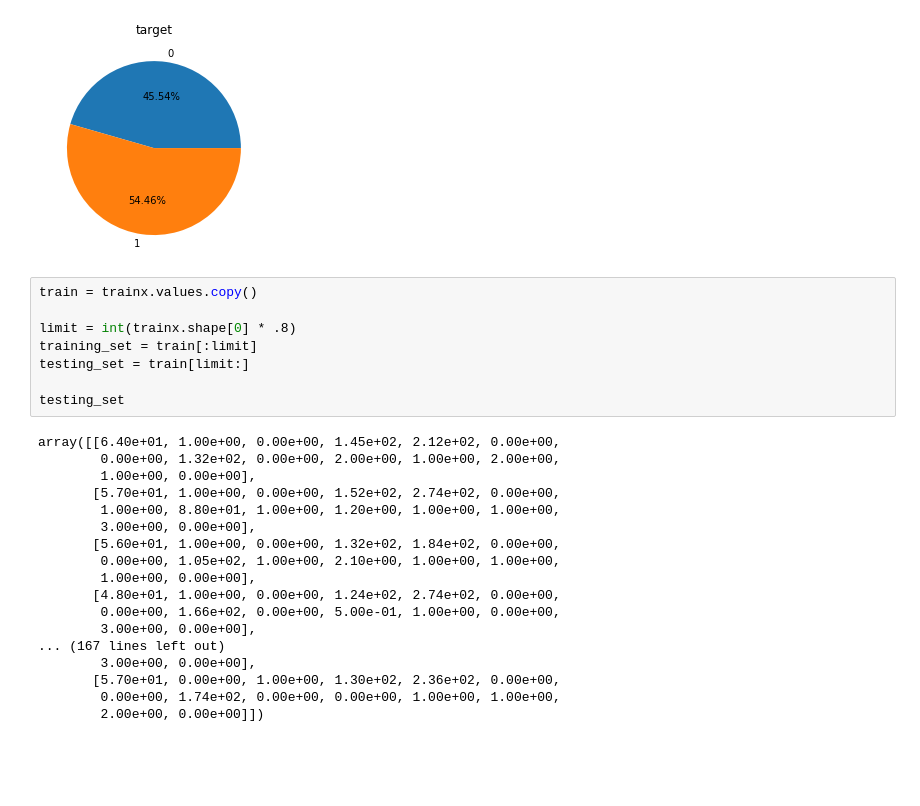
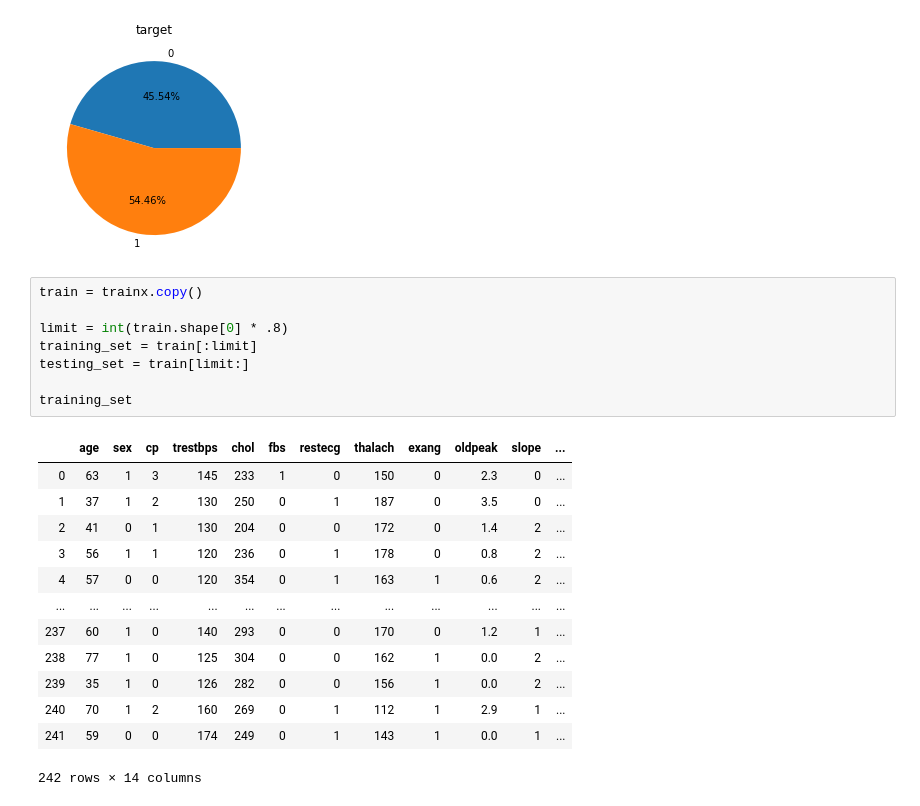
Before and after one commit to andres2050/HeartDisease_Project_IA, a Jupyter notebook: HeartDisease Project IA.ipynb, the cells around one changed output. Saved outputs shown, nothing was run; the diff lists cells and outputs as text; blank space fills up the shorter version.

```diff
--- a/HeartDisease Project IA.ipynb
+++ b/HeartDisease Project IA.ipynb
@@ -102,28 +102,24 @@ for i in ["sex", "cp", "fbs", "restecg", "exang", "slope", "ca", "thal", "target
 [figure]
 [figure]
 # %%
-train = trainx.values.copy()
+train = trainx.copy()
 
-limit = int(trainx.shape[0] * .8)
+limit = int(train.shape[0] * .8)
 training_set = train[:limit]
 testing_set = train[limit:]
 
-testing_set
+training_set
 # %% [output]
+|  | age | sex | cp | trestbps | chol | fbs | restecg | thalach | exang | oldpeak | slope | ... |
+| 0 | 63 | 1 | 3 | 145 | 233 | 1 | 0 | 150 | 0 | 2.3 | 0 | ... |
+| 1 | 37 | 1 | 2 | 130 | 250 | 0 | 1 | 187 | 0 | 3.5 | 0 | ... |
+| 2 | 41 | 0 | 1 | 130 | 204 | 0 | 0 | 172 | 0 | 1.4 | 2 | ... |
+| 3 | 56 | 1 | 1 | 120 | 236 | 0 | 1 | 178 | 0 | 0.8 | 2 | ... |
+| 4 | 57 | 0 | 0 | 120 | 354 | 0 | 1 | 163 | 1 | 0.6 | 2 | ... |
+| ... | ... | ... | ... | ... | ... | ... | ... | ... | ... | ... | ... | ... |
+| 237 | 60 | 1 | 0 | 140 | 293 | 0 | 0 | 170 | 0 | 1.2 | 1 | ... |
+| 238 | 77 | 1 | 0 | 125 | 304 | 0 | 0 | 162 | 1 | 0.0 | 2 | ... |
+| 239 | 35 | 1 | 0 | 126 | 282 | 0 | 0 | 156 | 1 | 0.0 | 2 | ... |
+| 240 | 70 | 1 | 2 | 160 | 269 | 0 | 1 | 112 | 1 | 2.9 | 1 | ... |
+| 241 | 59 | 0 | 0 | 174 | 249 | 0 | 1 | 143 | 1 | 0.0 | 1 | ... |
-array([[6.40e+01, 1.00e+00, 0.00e+00, 1.45e+02, 2.12e+02, 0.00e+00,
-        0.00e+00, 1.32e+02, 0.00e+00, 2.00e+00, 1.00e+00, 2.00e+00,
-        1.00e+00, 0.00e+00],
-       [5.70e+01, 1.00e+00, 0.00e+00, 1.52e+02, 2.74e+02, 0.00e+00,
-        1.00e+00, 8.80e+01, 1.00e+00, 1.20e+00, 1.00e+00, 1.00e+00,
-        3.00e+00, 0.00e+00],
-       [5.60e+01, 1.00e+00, 0.00e+00, 1.32e+02, 1.84e+02, 0.00e+00,
-        0.00e+00, 1.05e+02, 1.00e+00, 2.10e+00, 1.00e+00, 1.00e+00,
-        1.00e+00, 0.00e+00],
-       [4.80e+01, 1.00e+00, 0.00e+00, 1.24e+02, 2.74e+02, 0.00e+00,
-        0.00e+00, 1.66e+02, 0.00e+00, 5.00e-01, 1.00e+00, 0.00e+00,
-        3.00e+00, 0.00e+00],
-... (167 lines left out)
-        3.00e+00, 0.00e+00],
-       [5.70e+01, 0.00e+00, 1.00e+00, 1.30e+02, 2.36e+02, 0.00e+00,
-        0.00e+00, 1.74e+02, 0.00e+00, 0.00e+00, 1.00e+00, 1.00e+00,
-        2.00e+00, 0.00e+00]])
+242 rows × 14 columns
```
